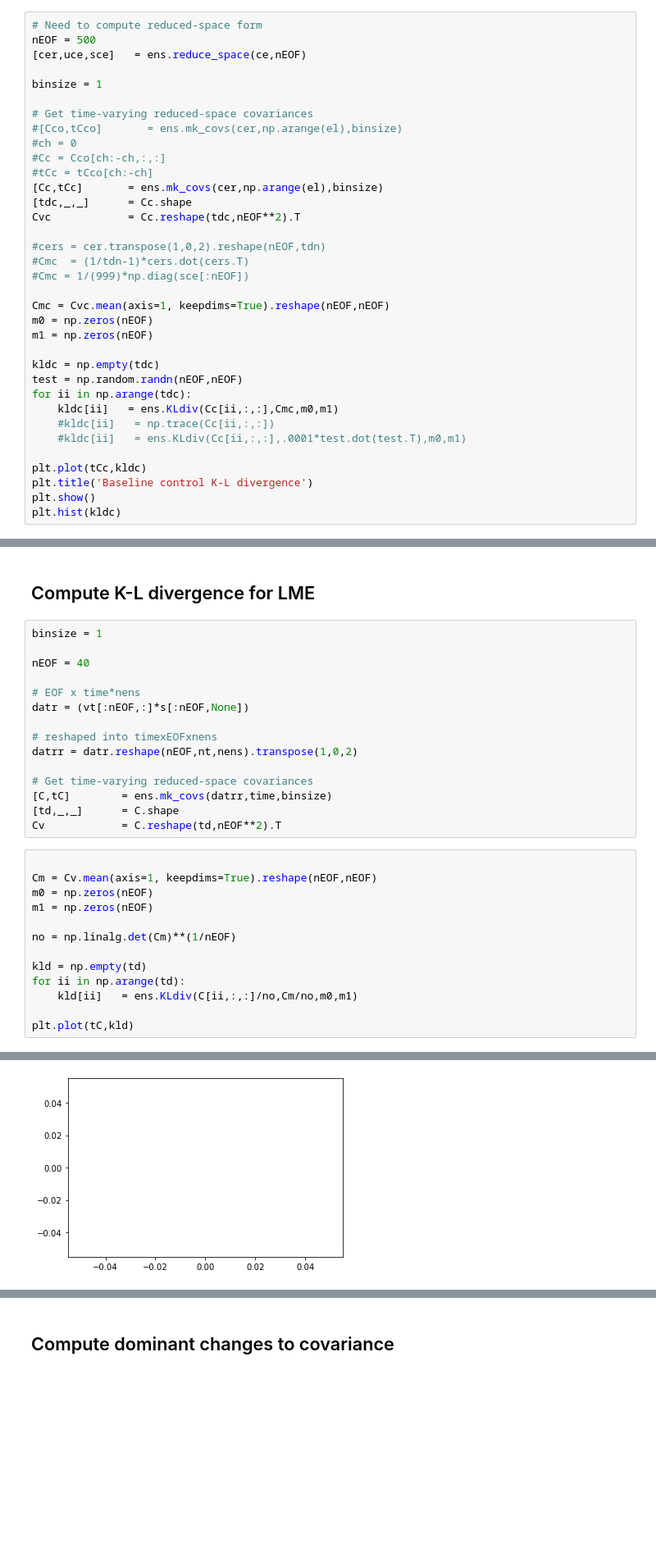
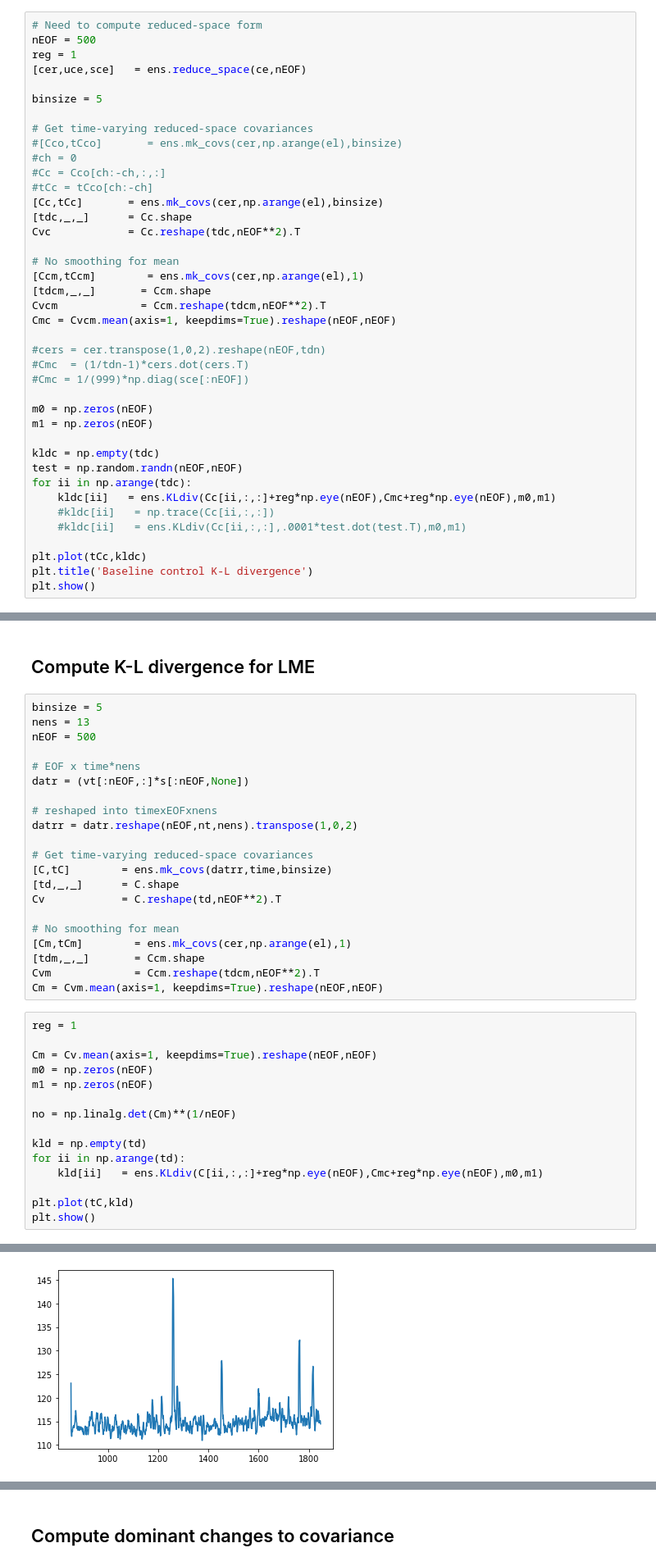
Before and after one commit to amrhein/SEOFs, a Jupyter notebook: es_LME.ipynb, the cells around one changed output, grey strips where cells are left out. Shown at 82% size. Cells and saved outputs as stored; diff of their text form; blank space fills up the shorter version.

```diff
--- a/es_LME.ipynb
+++ b/es_LME.ipynb
@@ -72,9 +74,10 @@ ce  = ce2.transpose([1,0,2])
 # %%
 # Need to compute reduced-space form
 nEOF = 500
+reg = 1
 [cer,uce,sce]   = ens.reduce_space(ce,nEOF)
 
-binsize = 1
+binsize = 5
 
 # Get time-varying reduced-space covariances
 #[Cco,tCco]       = ens.mk_covs(cer,np.arange(el),binsize)
@@ -85,23 +88,27 @@ binsize = 1
 [tdc,_,_]      = Cc.shape
 Cvc            = Cc.reshape(tdc,nEOF**2).T
 
+# No smoothing for mean
+[Ccm,tCcm]        = ens.mk_covs(cer,np.arange(el),1)
+[tdcm,_,_]       = Ccm.shape
+Cvcm             = Ccm.reshape(tdcm,nEOF**2).T
+Cmc = Cvcm.mean(axis=1, keepdims=True).reshape(nEOF,nEOF)
+
 #cers = cer.transpose(1,0,2).reshape(nEOF,tdn)
 #Cmc  = (1/tdn-1)*cers.dot(cers.T)
 #Cmc = 1/(999)*np.diag(sce[:nEOF])
 
-Cmc = Cvc.mean(axis=1, keepdims=True).reshape(nEOF,nEOF)
 m0 = np.zeros(nEOF)
 m1 = np.zeros(nEOF)
 
 kldc = np.empty(tdc)
 test = np.random.randn(nEOF,nEOF)
 for ii in np.arange(tdc):
-    kldc[ii]   = ens.KLdiv(Cc[ii,:,:],Cmc,m0,m1)
+    kldc[ii]   = ens.KLdiv(Cc[ii,:,:]+reg*np.eye(nEOF),Cmc+reg*np.eye(nEOF),m0,m1)
     #kldc[ii]   = np.trace(Cc[ii,:,:])
     #kldc[ii]   = ens.KLdiv(Cc[ii,:,:],.0001*test.dot(test.T),m0,m1)
 
 plt.plot(tCc,kldc)
 plt.title('Baseline control K-L divergence')
 plt.show()
-plt.hist(kldc)
 # %% [output]
@@ -126,9 +131,9 @@ nens = out['nens']
 # %% [markdown]
 ## Compute K-L divergence for LME
 # %%
-binsize = 1
-
-nEOF = 40
+binsize = 5
+nens = 13
+nEOF = 500
 
 # EOF x time*nens
 datr = (vt[:nEOF,:]*s[:nEOF,None])
@@ -140,7 +145,14 @@ datrr = datr.reshape(nEOF,nt,nens).transpose(1,0,2)
 [C,tC]        = ens.mk_covs(datrr,time,binsize)
 [td,_,_]      = C.shape
 Cv            = C.reshape(td,nEOF**2).T
+
+# No smoothing for mean
+[Cm,tCm]        = ens.mk_covs(cer,np.arange(el),1)
+[tdm,_,_]       = Ccm.shape
+Cvm             = Ccm.reshape(tdcm,nEOF**2).T
+Cm = Cvm.mean(axis=1, keepdims=True).reshape(nEOF,nEOF)
 # %%
+reg = 1
 
 Cm = Cv.mean(axis=1, keepdims=True).reshape(nEOF,nEOF)
 m0 = np.zeros(nEOF)
@@ -150,7 +162,8 @@ no = np.linalg.det(Cm)**(1/nEOF)
 
 kld = np.empty(td)
 for ii in np.arange(td):
-    kld[ii]   = ens.KLdiv(C[ii,:,:]/no,Cm/no,m0,m1)
+    kld[ii]   = ens.KLdiv(C[ii,:,:]+reg*np.eye(nEOF),Cmc+reg*np.eye(nEOF),m0,m1)
 
 plt.plot(tC,kld)
+plt.show()
 # %% [output]
@@ -158 +170 @@ plt.plot(tC,kld)
-[figure, old version]
+[figure, new version]
```
Also changed, not shown: parts of 10 cells of this notebook.
